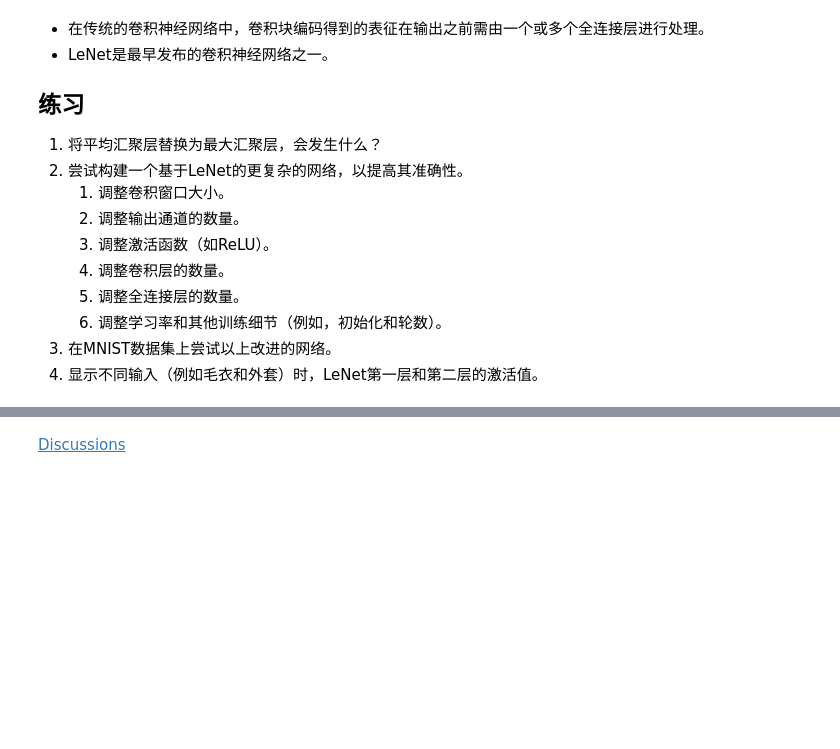
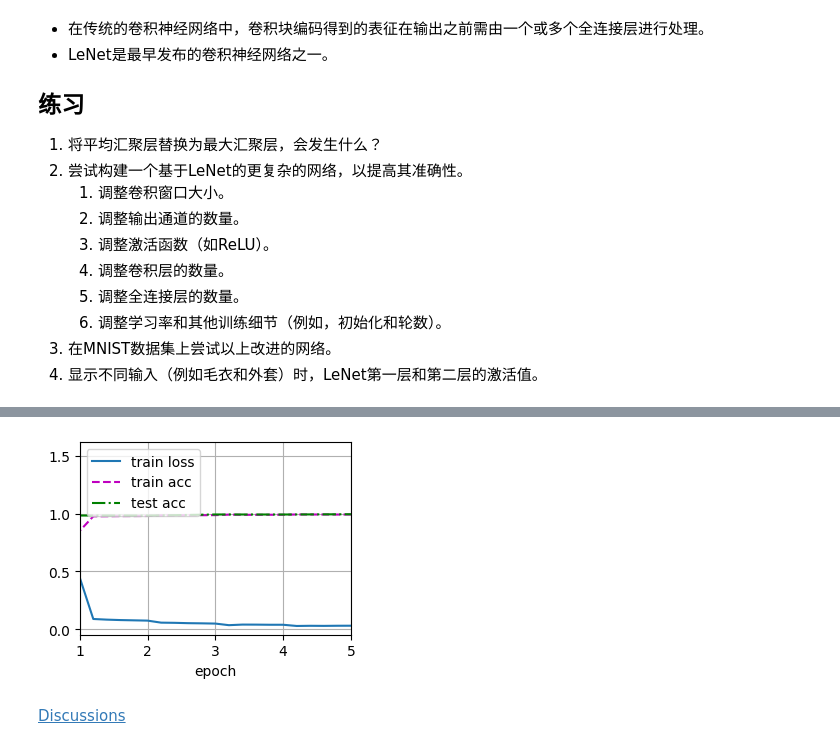
Before and after one commit to kang0x0/d2l-pytorch-notes, a Jupyter notebook: chapter_convolutional-neural-networks/lenet.ipynb, the cells around one changed output, grey strips where cells are left out. Cells and saved outputs as stored; diff of their text form; code cells hidden in the pictures; blank space fills up the shorter version.

```diff
--- a/chapter_convolutional-neural-networks/lenet.ipynb
+++ b/chapter_convolutional-neural-networks/lenet.ipynb
@@ -338,3 +478,75 @@ loss 0.491, train acc 0.813, test acc 0.811
     1. 调整学习率和其他训练细节（例如，初始化和轮数）。
 1. 在MNIST数据集上尝试以上改进的网络。
 1. 显示不同输入（例如毛衣和外套）时，LeNet第一层和第二层的激活值。
+# %%
+import torch
+import torchvision
+from torch.utils import data
+from torchvision import transforms
+
+# 修改数据加载函数以支持MNIST数据集
+def load_data_mnist(batch_size, resize=None):
+    """下载MNIST数据集，然后将其加载到内存中"""
+    trans = [transforms.ToTensor()]
+    if resize:
+        trans.insert(0, transforms.Resize(resize))
+    trans = transforms.Compose(trans)
+
+    mnist_train = torchvision.datasets.MNIST(
+        root="../data", train=True, transform=trans, download=True)
+    mnist_test = torchvision.datasets.MNIST(
+        root="../data", train=False, transform=trans, download=True)
+
+    return (data.DataLoader(mnist_train, batch_size, shuffle=True,
+                            num_workers=get_dataloader_workers()),
+            data.DataLoader(mnist_test, batch_size, shuffle=False,
+                            num_workers=get_dataloader_workers()))
+
+# 使用MNIST数据集训练改进的网络
+def train_improved_net_on_mnist():
+    # 设置训练参数
+    lr, num_epochs = 0.001, 5  # 降低学习率，增加训练轮数
+
+    # 加载MNIST数据集
+    batch_size = 256
+    train_iter, test_iter = load_data_mnist(batch_size=batch_size)
+
+    print("开始在MNIST数据集上训练改进的网络...")
+    print(f"学习率: {lr}, 训练轮数: {num_epochs}")
+
+    # 使用Adam优化器训练改进的网络
+    train_ch6_custom_optimizer(improved_net, train_iter, test_iter, num_epochs, lr, try_gpu(), 'Adam')
+
+# 添加预测函数
+def predict_and_visualize_mnist(net, test_iter, device, num_predictions=10):
+    """在MNIST测试集上进行预测并可视化结果"""
+    net.eval()  # 设置为评估模式
+    net.to(device)
+
+    # 获取一批测试数据
+    with torch.no_grad():
+        for X, y in test_iter:
+            X, y = X.to(device), y.to(device)
+            y_hat = net(X)
+            predictions = y_hat.argmax(axis=1)
+            break  # 只取第一批数据
+
+    # 显示预测结果
+    print(f"\n前{num_predictions}个测试样本的预测结果:")
+    print("真实标签 | 预测标签 | 正确性")
+    print("-" * 25)
+    for i in range(min(num_predictions, len(y))):
+        correct = "✓" if predictions[i] == y[i] else "✗"
+        print(f"   {y[i].item()}     |    {predictions[i].item()}     |   {correct}")
+
+
+# 执行训练
+train_improved_net_on_mnist()
+
+# 加载测试数据用于预测
+batch_size = 256
+_, test_iter = load_data_mnist(batch_size=batch_size)
+
+# 进行预测示例
+predict_and_visualize_mnist(improved_net, test_iter, try_gpu(), num_predictions=15)
+# %% [output]
@@ -341,2 +570,3 @@ loss 0.491, train acc 0.813, test acc 0.811
+[figure, added]
 # %% [markdown]
 [Discussions](https://discuss.d2l.ai/t/1860)
```
Also changed, not shown: parts of 6 cells of this notebook.
